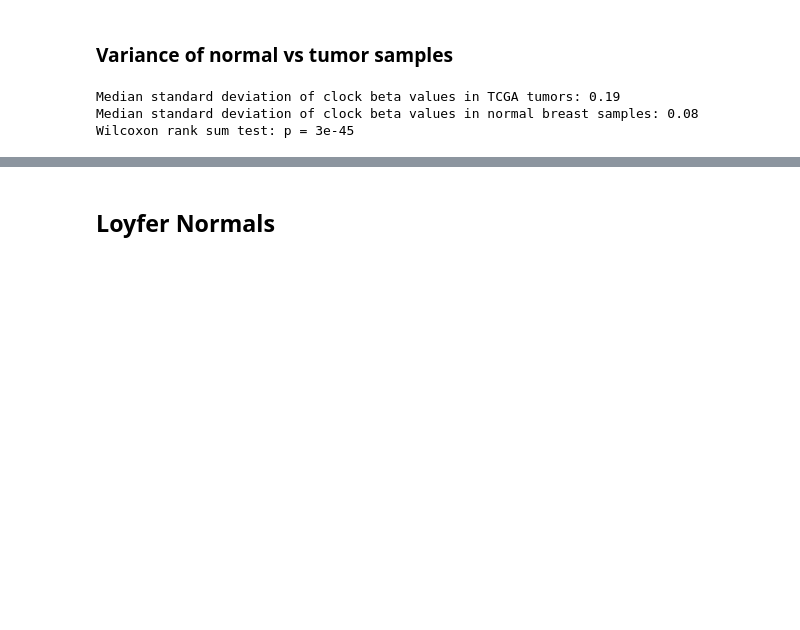
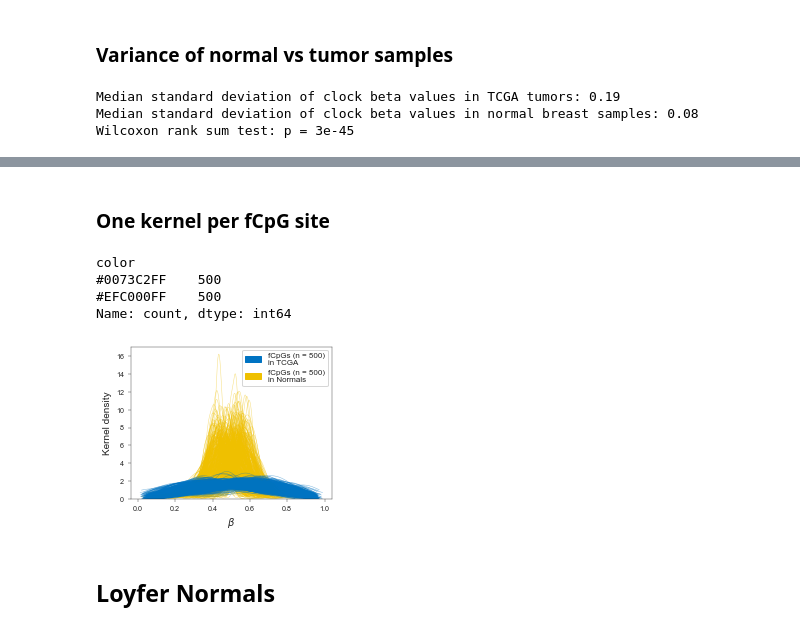
Before and after one commit to danmonyak/EpiClockInvasiveBRCA, a Jupyter notebook: 3. Select fCpGs/Select_fCpGs-Revision.ipynb, the cells around one changed output, grey strips where cells are left out. Saved outputs shown, nothing was run; the diff lists cells and outputs as text; code cells hidden in the pictures; blank space fills up the shorter version.

```diff
--- a/3. Select fCpGs/Select_fCpGs-Revision.ipynb
+++ b/3. Select fCpGs/Select_fCpGs-Revision.ipynb
@@ -391,3 +388,55 @@ Name: count, dtype: int64
+# %% [markdown]
+### One kernel per fCpG site
+# %%
+# Create plot
+fig, ax = plt.subplots(figsize=figsize * sf)
+
+# Plot data
+
+color_dict = {'TCGA':consts['palette_jco'][0], 'Normals':consts['palette_jco'][1]}
+
+normals_plot_data = pd.melt(beta_values_Clock_normals[data['normals']['pureSamples']].T).rename(columns={'ID_REF':'variable'})
+normals_plot_data['color'] = color_dict['Normals']
+normals_plot_data['variable'] = normals_plot_data['variable'] + '_Normals' # Identify these rows as normals data
+tumors_plot_data = pd.melt(beta_values_Clock_TCGA.loc[:, beta_values_Clock_TCGA.columns.isin(data['tumor']['pureSamples'])].T)
+tumors_plot_data['color'] = color_dict['TCGA']
+tumors_plot_data['variable'] = tumors_plot_data['variable'] + '_TCGA' # Identify these rows as TCGA data
+
+
+# combined_plot_data = pd.concat([normals_plot_data, tumors_plot_data], axis=0).reset_index()
+combined_plot_data = pd.concat([tumors_plot_data, normals_plot_data], axis=0).reset_index()
+
+color_df = combined_plot_data[['variable', 'color']].drop_duplicates().set_index('variable')['color']
+sns.kdeplot(ax=ax, data=combined_plot_data,
+            x='value', lw=0.5, alpha=0.5,
+            hue='variable',
+            palette=color_df.to_dict(),
+            legend=False, common_norm=False, cut=0)
+
+display(color_df.value_counts())
+
+# Customize figure
+ax.set_xlabel('$β$', fontsize=consts['labelfontsize'] * sf)
+ax.set_ylabel("Kernel density", fontsize=consts['labelfontsize'] * sf)
+ax.tick_params(axis='both', labelsize=consts['ticksfontsize'] * sf, width=sf, length=8 * sf)
+
+# Legend
+patches = [mpatches.Patch(color=color_dict[group], label=f'fCpGs (n = {color_df.value_counts().loc[color_dict[group]]})\nin {group}') for group in color_dict.keys()]
+plots_x, plots_y = ax.get_position().get_points()[1]
+fig.legend(handles=patches,
+           loc='upper right',
+           bbox_to_anchor=(plots_x, plots_y + .005),
+           fontsize=0.8 * consts['labelfontsize'] * sf
+          )
+
+# Save figure
+fig.savefig(os.path.join(figure_outdir, 'KDE spaghetti plot - one curve per fCpg.pdf'), format='pdf', pad_inches=0.1)
+# %% [output]
+color
+#0073C2FF    500
+#EFC000FF    500
+Name: count, dtype: int64
+[figure, added]
 # %% [markdown]
 ## Loyfer Normals
 # %%
```
Also changed, not shown: parts of 6 cells of this notebook.
